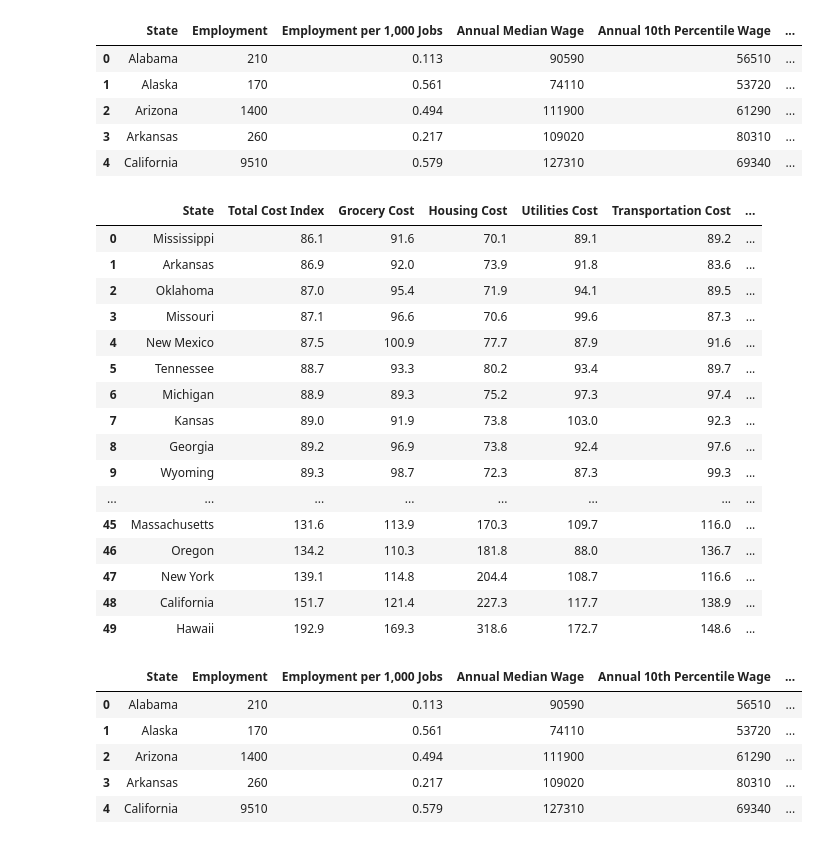
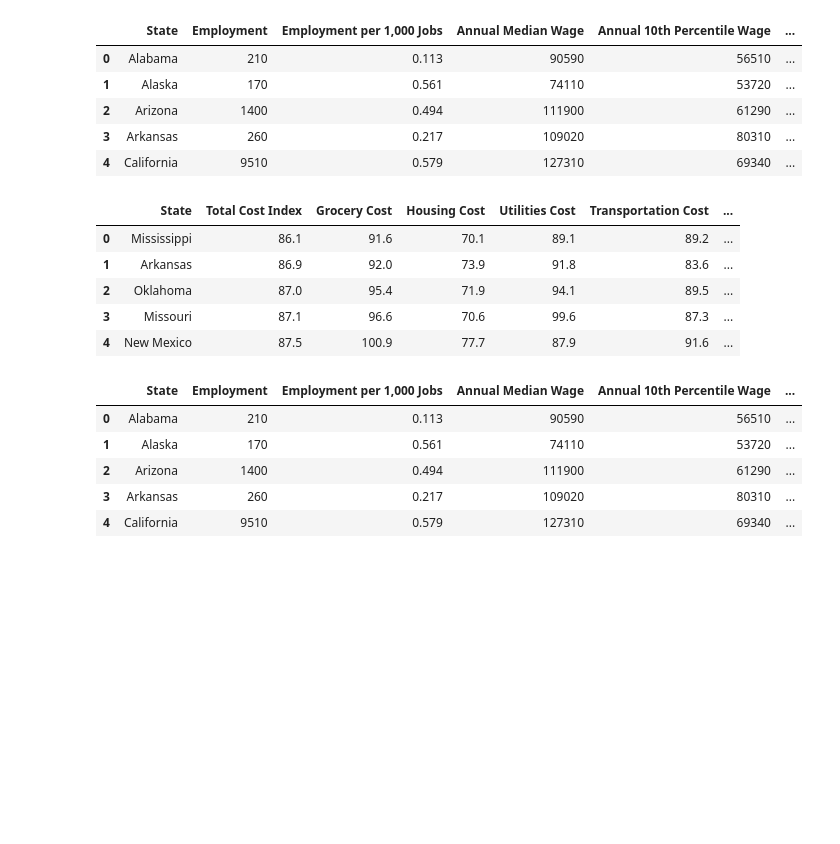
Before and after one commit to chaenii989/Data-Related-Job-Market, a Jupyter notebook: main.ipynb, the cells around one changed output. Saved outputs shown, nothing was run; the diff lists cells and outputs as text; code cells hidden in the pictures; blank space fills up the shorter version.

```diff
--- a/main.ipynb
+++ b/main.ipynb
@@ -135,32 +133,22 @@ oews_state_clean_df.head()
 # %%
 #Clean consumer price index
 # Compare to average US national CPI of 100
 consumer_price_index_df=consumer_price_index.rename(columns={
     'costIndex':'Total Cost Index',
     'groceryCost':'Grocery Cost',
     'housingCost':'Housing Cost',
     'utilitiesCost':'Utilities Cost',
     'transportationCost':'Transportation Cost',
     'miscCost':'Miscellaneous Cost'})
-consumer_price_index_df
+
+consumer_price_index_df.head()
 # %% [output]
 |  | State | Total Cost Index | Grocery Cost | Housing Cost | Utilities Cost | Transportation Cost | ... |
 | 0 | Mississippi | 86.1 | 91.6 | 70.1 | 89.1 | 89.2 | ... |
 | 1 | Arkansas | 86.9 | 92.0 | 73.9 | 91.8 | 83.6 | ... |
 | 2 | Oklahoma | 87.0 | 95.4 | 71.9 | 94.1 | 89.5 | ... |
 | 3 | Missouri | 87.1 | 96.6 | 70.6 | 99.6 | 87.3 | ... |
 | 4 | New Mexico | 87.5 | 100.9 | 77.7 | 87.9 | 91.6 | ... |
-| 5 | Tennessee | 88.7 | 93.3 | 80.2 | 93.4 | 89.7 | ... |
-| 6 | Michigan | 88.9 | 89.3 | 75.2 | 97.3 | 97.4 | ... |
-| 7 | Kansas | 89.0 | 91.9 | 73.8 | 103.0 | 92.3 | ... |
-| 8 | Georgia | 89.2 | 96.9 | 73.8 | 92.4 | 97.6 | ... |
-| 9 | Wyoming | 89.3 | 98.7 | 72.3 | 87.3 | 99.3 | ... |
-| ... | ... | ... | ... | ... | ... | ... | ... |
-| 45 | Massachusetts | 131.6 | 113.9 | 170.3 | 109.7 | 116.0 | ... |
-| 46 | Oregon | 134.2 | 110.3 | 181.8 | 88.0 | 136.7 | ... |
-| 47 | New York | 139.1 | 114.8 | 204.4 | 108.7 | 116.6 | ... |
-| 48 | California | 151.7 | 121.4 | 227.3 | 117.7 | 138.9 | ... |
-| 49 | Hawaii | 192.9 | 169.3 | 318.6 | 172.7 | 148.6 | ... |
 # %%
 #Merge OEWS per state and consumer price index
 oews_state_clean_df
```
Also changed, not shown: parts of 12 cells of this notebook.
